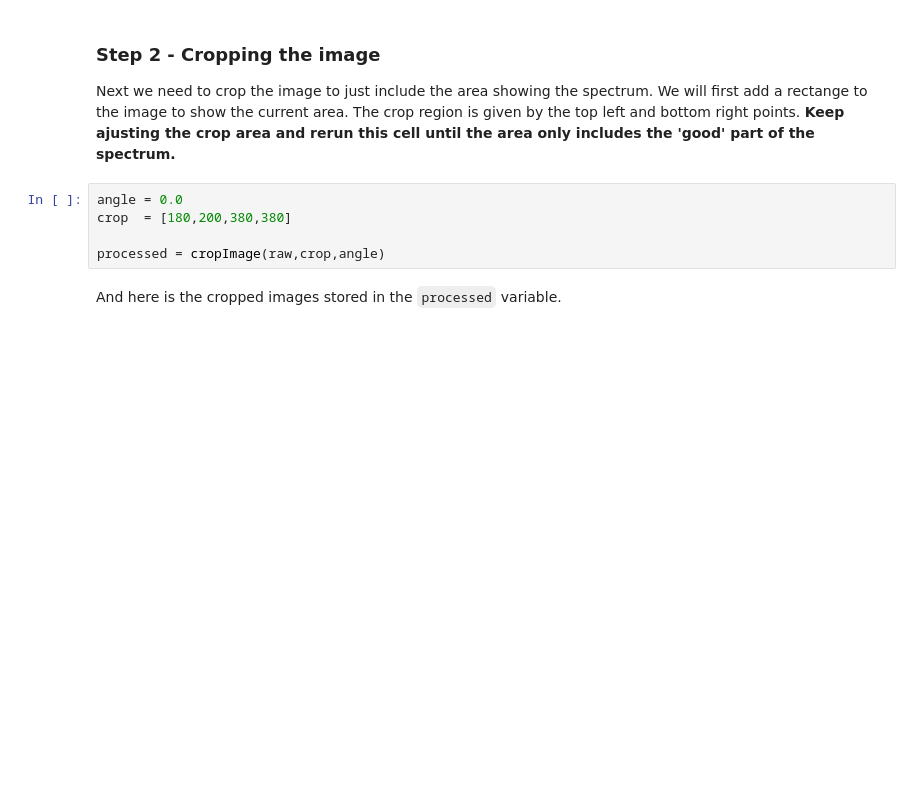
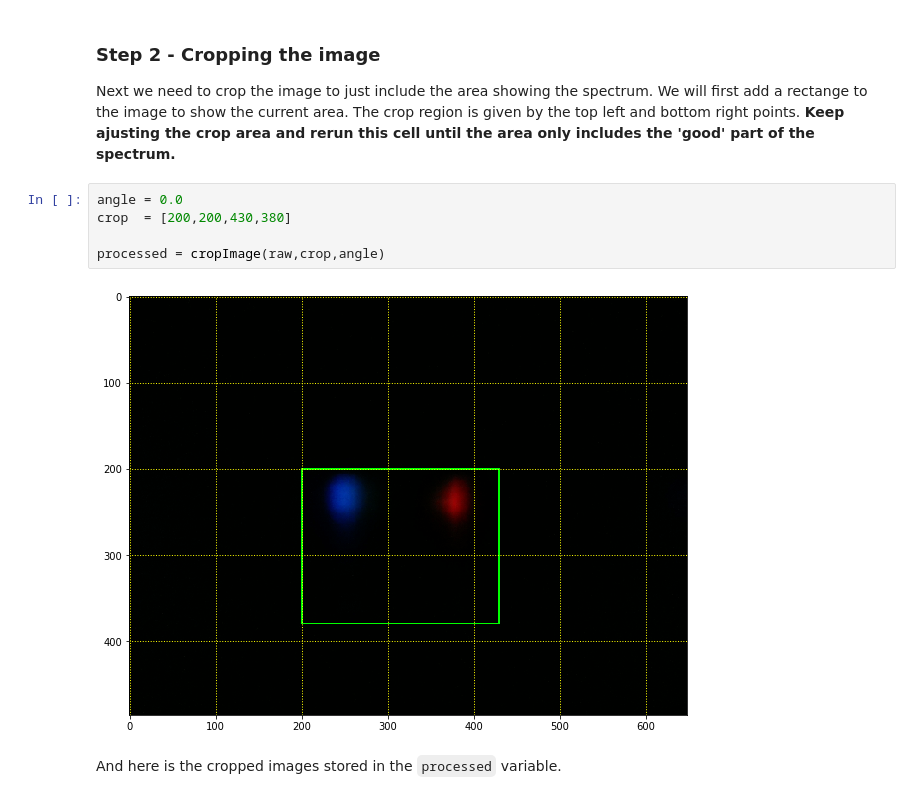
Before and after one commit to apzzd/LegoSpectrometer, a Jupyter notebook: SpectrometerControl.ipynb, the cells around one changed output. Drawn from its saved outputs; the diff is of its cells as text; blank space fills up the shorter version.

```diff
--- a/SpectrometerControl.ipynb
+++ b/SpectrometerControl.ipynb
@@ -204,9 +204,11 @@ Capturing image
 Next we need to crop the image to just include the area showing the spectrum. We will first add a rectange to the image to show the current area. The crop region is given by the top left and bottom right points. **Keep ajusting the crop area and rerun this cell until the area only includes the 'good' part of the spectrum.**
 # %%
 angle = 0.0
-crop  = [180,200,380,380]
+crop  = [200,200,430,380]
 
 processed = cropImage(raw,crop,angle)
+# %% [output]
+[figure, added]
 # %% [markdown]
 And here is the cropped images stored in the `processed` variable.
 # %%
```
Also changed, not shown: parts of 6 cells of this notebook, 13 other files.
